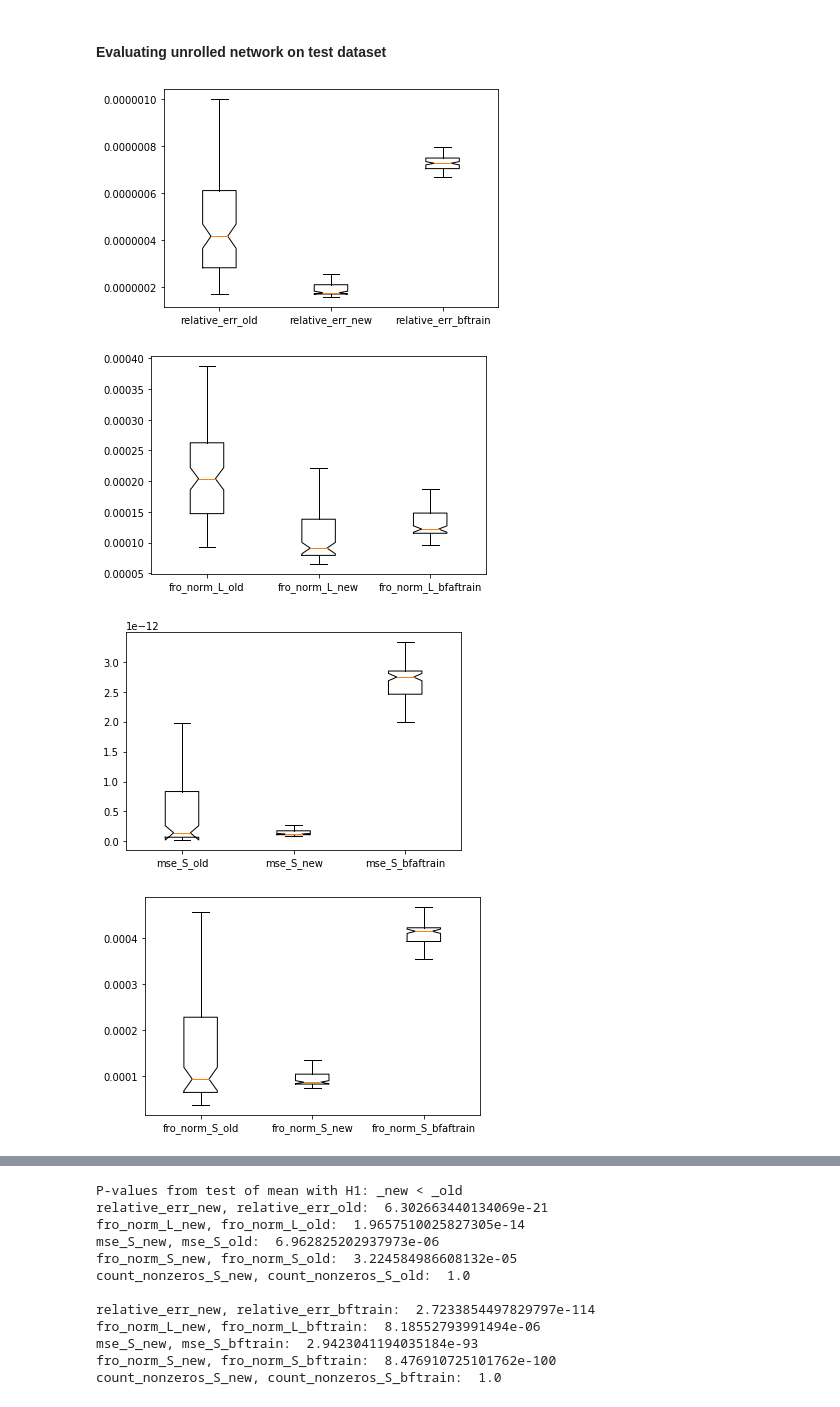
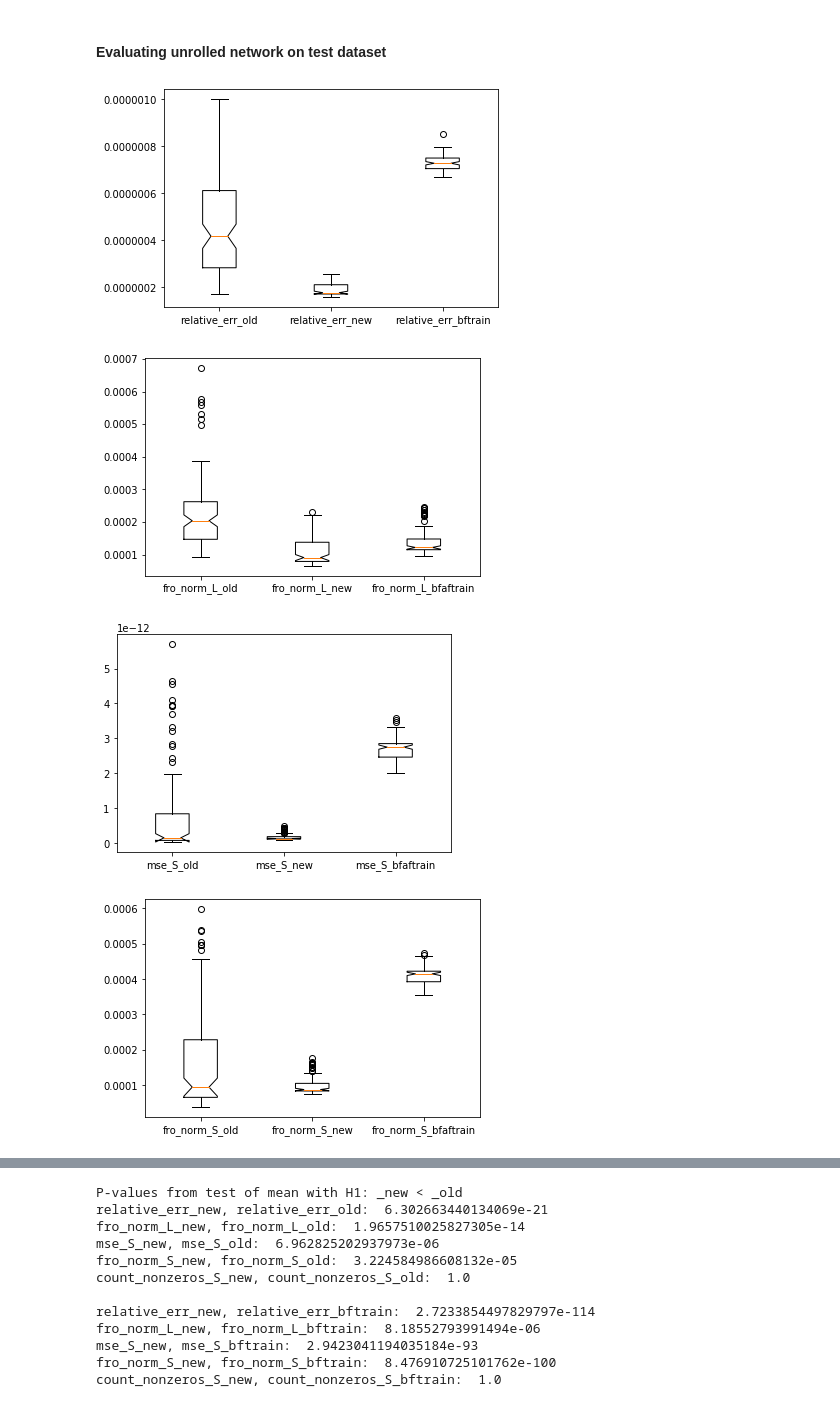
Before and after one commit to elitanzc/FYP, a Jupyter notebook: Learned_AccAltProj.ipynb, the cells around one changed output, grey strips where cells are left out. Cells and saved outputs as stored; diff of their text form; code cells hidden in the pictures.

```diff
--- a/Learned_AccAltProj.ipynb
+++ b/Learned_AccAltProj.ipynb
@@ -1267,36 +1285,36 @@ for (L_true, S_true, M_true) in test4:
 # %%
 metrics = get_metrics(test4, out_accaltproj_ontest4, out_bftrain_ontest4, out_hat_ontest4)
 fro_norm_L_old, mse_S_old, fro_norm_S_old, count_nonzeros_S_old, relative_err_old, \
     fro_norm_L_new, mse_S_new, fro_norm_S_new, count_nonzeros_S_new, relative_err_new, \
     fro_norm_L_bftrain, mse_S_bftrain, fro_norm_S_bftrain, count_nonzeros_S_bftrain, relative_err_bftrain \
         = metrics.values()
 
 fig, ax = plt.subplots()
-ax.boxplot([relative_err_old, relative_err_new, relative_err_bftrain], notch = True, showfliers=False)
+ax.boxplot([relative_err_old, relative_err_new, relative_err_bftrain], notch = True)
 ax.set_xticklabels(["relative_err_old", "relative_err_new", "relative_err_bftrain"])
 plt.show()
 
 fig, ax = plt.subplots()
-ax.boxplot([fro_norm_L_old, fro_norm_L_new, fro_norm_L_bftrain], notch = True, showfliers=False)
+ax.boxplot([fro_norm_L_old, fro_norm_L_new, fro_norm_L_bftrain], notch = True)
 ax.set_xticklabels(["fro_norm_L_old", "fro_norm_L_new", "fro_norm_L_bfaftrain"])
 plt.show()
 
 fig, ax = plt.subplots()
-ax.boxplot([mse_S_old, mse_S_new, mse_S_bftrain], notch = True, showfliers=False)
+ax.boxplot([mse_S_old, mse_S_new, mse_S_bftrain], notch = True)
 ax.set_xticklabels(["mse_S_old", "mse_S_new", "mse_S_bfaftrain"])
 plt.show()
 
 fig, ax = plt.subplots()
-ax.boxplot([fro_norm_S_old, fro_norm_S_new, fro_norm_S_bftrain], notch = True, showfliers=False)
+ax.boxplot([fro_norm_S_old, fro_norm_S_new, fro_norm_S_bftrain], notch = True)
 ax.set_xticklabels(["fro_norm_S_old", "fro_norm_S_new", "fro_norm_S_bfaftrain"])
 plt.show()
 
 fig, ax = plt.subplots()
-ax.boxplot([count_nonzeros_S_old, count_nonzeros_S_new, count_nonzeros_S_bftrain], notch = True, showfliers=False)
+ax.boxplot([count_nonzeros_S_old, count_nonzeros_S_new, count_nonzeros_S_bftrain], notch = True)
 ax.set_xticklabels(["count_nonzeros_S_old", "count_nonzeros_S_new", "count_nonzeros_S_bfaftrain"])
 plt.show()
 # %% [output]
-[figure, old version]
+[figure, new version]
-[figure, old version]
+[figure, new version]
-[figure, old version]
+[figure, new version]
-[figure, old version]
+[figure, new version]
```
Also changed, not shown: parts of 11 cells of this notebook, 2 other files.
